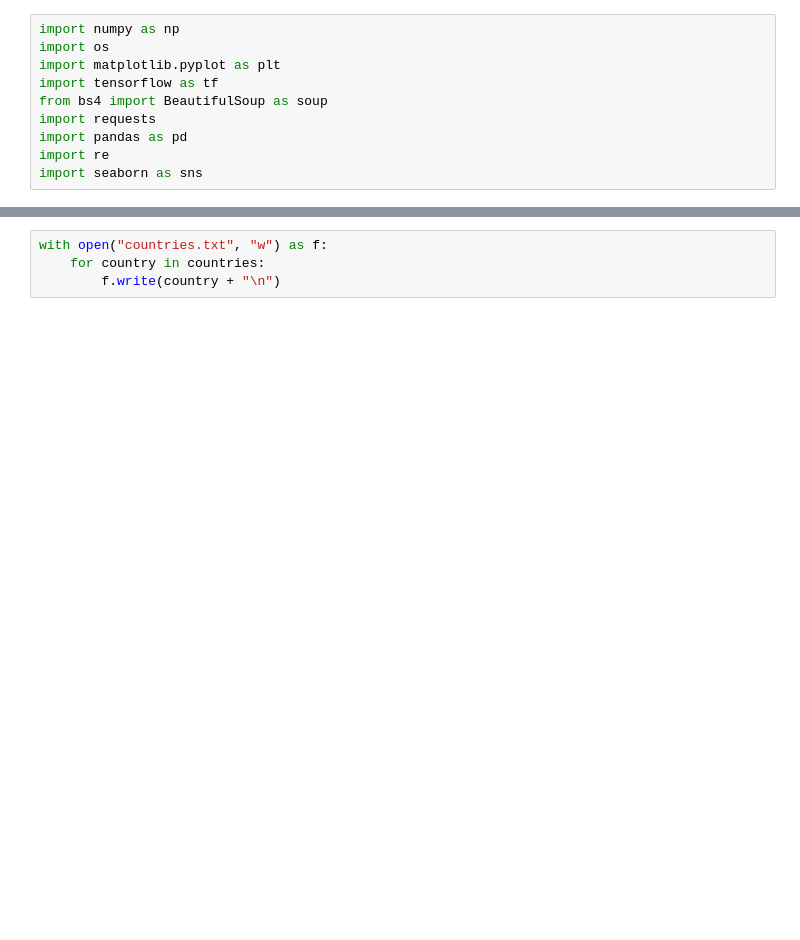
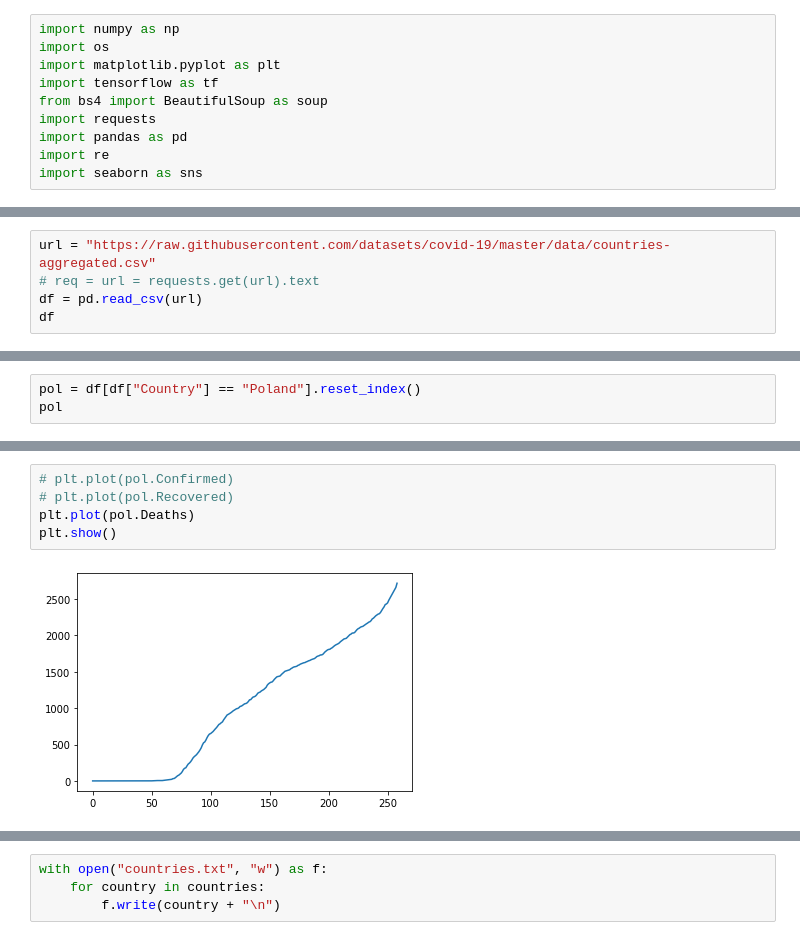
Before and after one commit to tableClothed/COVID-challenge, a Jupyter notebook: Dashboard/scraping_info.ipynb, the cells around one changed output, grey strips where cells are left out. Drawn from its saved outputs; the diff is of its cells as text; blank space fills up the shorter version.

Commit message:
line plot

```diff
--- a/Dashboard/scraping_info.ipynb
+++ b/Dashboard/scraping_info.ipynb
@@ -10,0 +13,5 @@ import seaborn as sns
+# %%
+url = "https://raw.githubusercontent.com/datasets/covid-19/master/data/countries-aggregated.csv"
+# req = url = requests.get(url).text
+df = pd.read_csv(url)
+df
@@ -10,0 +32,3 @@ import seaborn as sns
+# %%
+pol = df[df["Country"] == "Poland"].reset_index()
+pol
@@ -10,0 +49,7 @@ import seaborn as sns
+# %%
+# plt.plot(pol.Confirmed)
+# plt.plot(pol.Recovered)
+plt.plot(pol.Deaths)
+plt.show()
+# %% [output]
+[figure, added]
```
Also changed, not shown: parts of 19 cells of this notebook, 5 other files.
